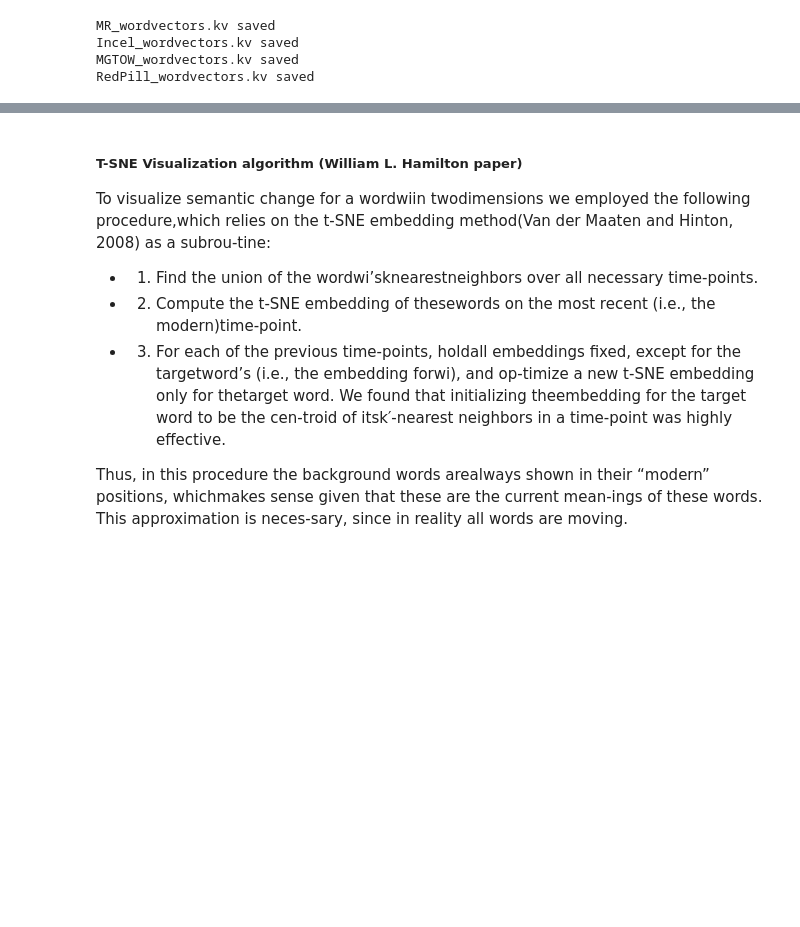
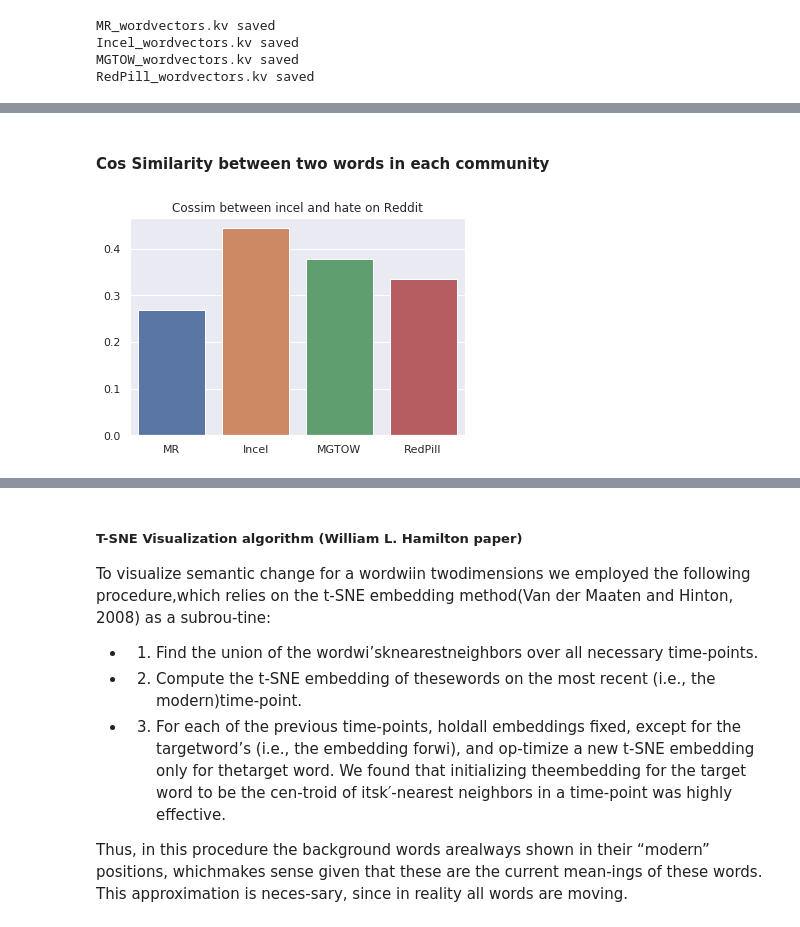
Before and after one commit to EmanuelHappy/Data-Science, a Jupyter notebook: _PushshiftReddit/w2v/finetuning tests.ipynb, the cells around one changed output, grey strips where cells are left out. Saved outputs shown, nothing was run; the diff lists cells and outputs as text; code cells hidden in the pictures; blank space fills up the shorter version.

```diff
--- a/_PushshiftReddit/w2v/finetuning tests.ipynb
+++ b/_PushshiftReddit/w2v/finetuning tests.ipynb
@@ -194,7 +203,3 @@ def comparing_models(model1, model2, word, community='Reddit', title1='First 1%'
 # %%
 def cos_sim(a, b):
     return np.dot(a, b) / (np.linalg.norm(a) * np.linalg.norm(b))
-# %%
-from gensim.models import KeyedVectors
-
-wv = KeyedVectors.load("wordvectors.kv", mmap='r')
@@ -212,0 +216,7 @@ comparing_models(MR_models[0], MR_models[1], 'rape', community='MR', title1='Fir
+# %%
+def plot_cossim(word1, word2, models, communities=["MR", "Incel", "MGTOW", "RedPill"], comparing="Reddit"):
+    x = communities
+    y = [model.similarity(word1, word2) for model in models]
+    fig, ax = plt.subplots()
+    ax.set(title=(f'Cossim between {word1} and {word2} on {comparing}'))
+    sns.barplot(x, y, ax=ax);
@@ -212,0 +230,7 @@ comparing_models(MR_models[0], MR_models[1], 'rape', community='MR', title1='Fir
+# %%
+from gensim.models import KeyedVectors
+
+MGTOW_model = KeyedVectors.load("MGTOW_wordvectors.kv", mmap='r')
+Incel_model = KeyedVectors.load("Incel_wordvectors.kv", mmap='r')
+MR_model = KeyedVectors.load("MR_wordvectors.kv", mmap='r')
+RP_model = KeyedVectors.load("RedPill_wordvectors.kv", mmap='r')
@@ -212,0 +257,9 @@ comparing_models(MR_models[0], MR_models[1], 'rape', community='MR', title1='Fir
+# %% [markdown]
+#### Cos Similarity between two words in each community
+# %%
+word1 = 'incel'
+word2 = 'hate'
+models = [MR_model, Incel_model, MGTOW_model, RP_model]
+plot_cossim(word1, word2, models)
+# %% [output]
+[figure, added]
```
Also changed, not shown: parts of 61 cells of this notebook, 8 other files.
